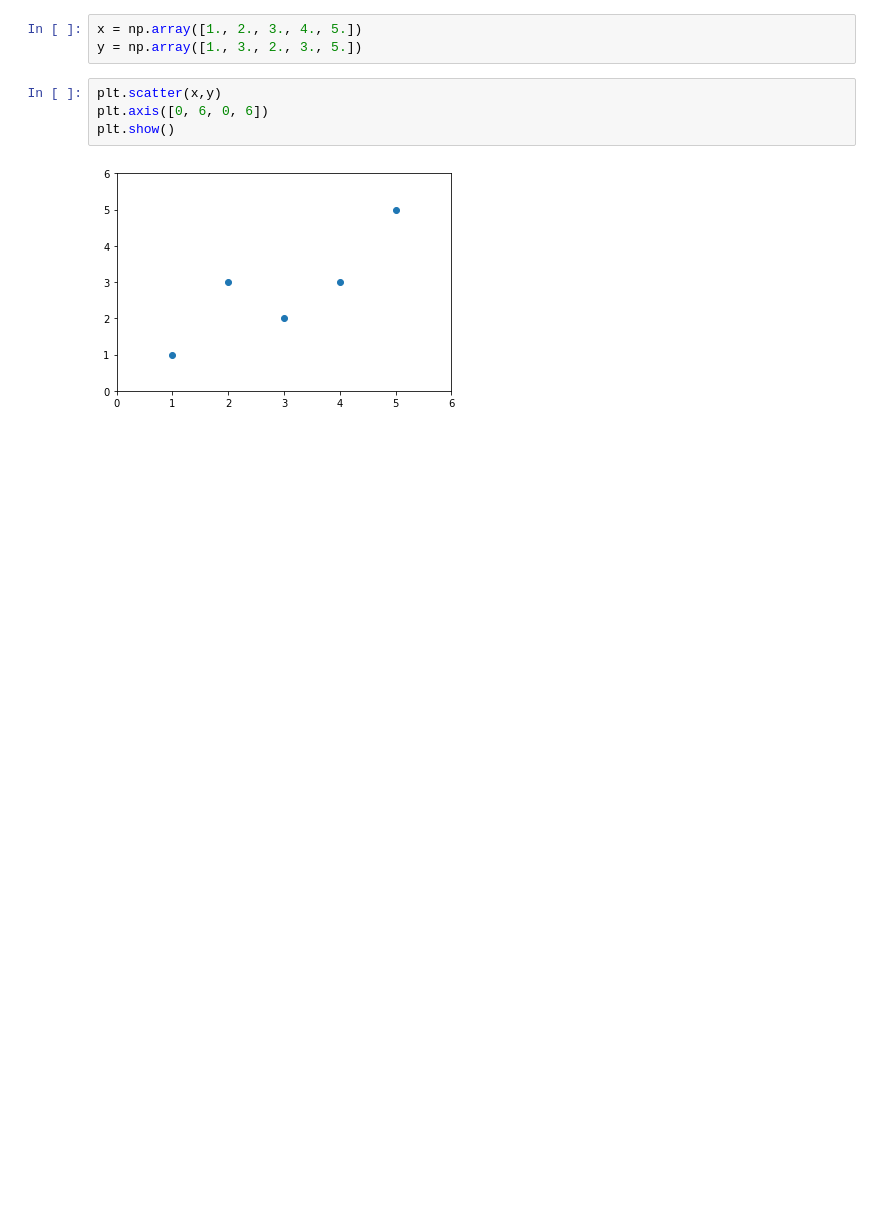
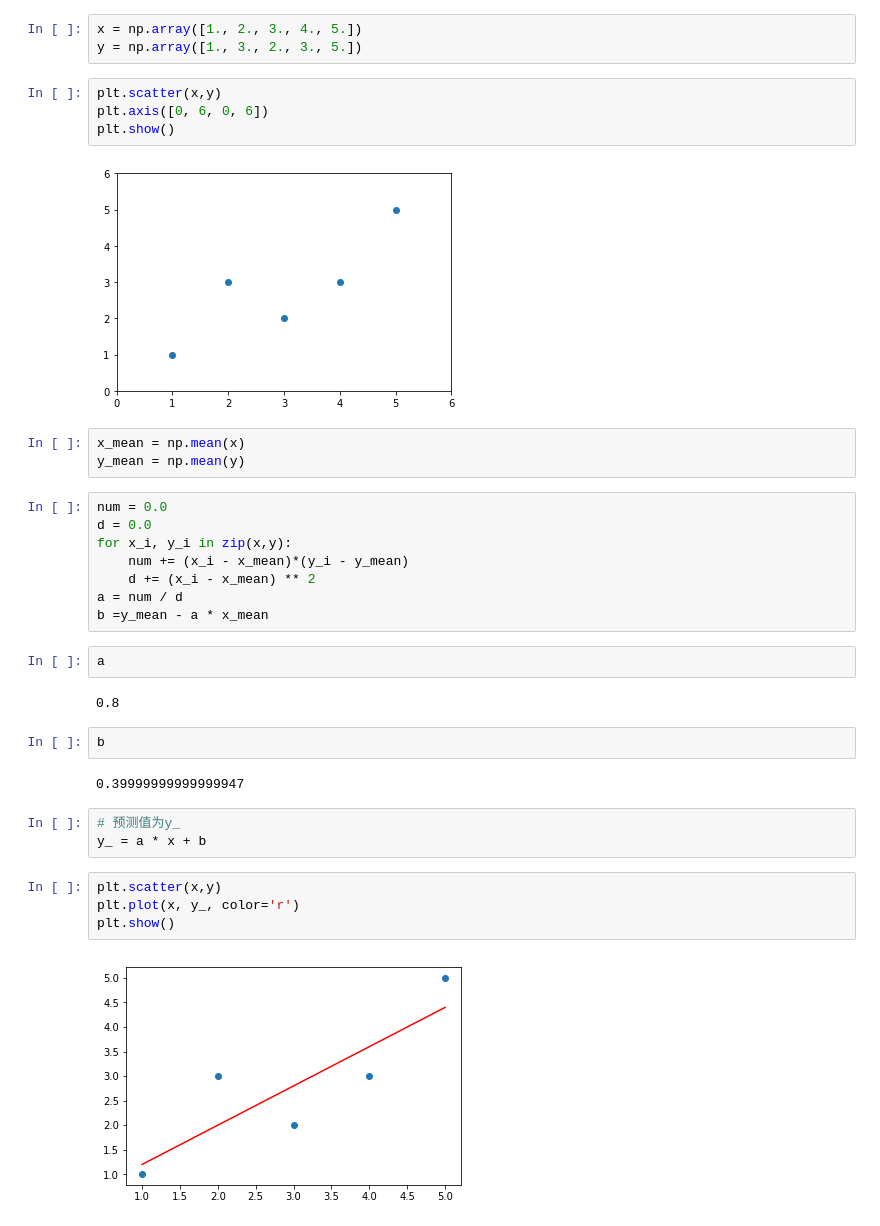
Before and after one commit to scutjason/ml4py, a Jupyter notebook: ml/线性回归.ipynb, the cells around one changed output. Drawn from its saved outputs; the diff is of its cells as text; blank space fills up the shorter version.

```diff
--- a/ml/线性回归.ipynb
+++ b/ml/线性回归.ipynb
@@ -45,3 +51,31 @@ plt.axis([0, 6, 0, 6])
 plt.show()
 # %% [output]
 [figure]
+# %%
+x_mean = np.mean(x)
+y_mean = np.mean(y)
+# %%
+num = 0.0
+d = 0.0
+for x_i, y_i in zip(x,y):
+    num += (x_i - x_mean)*(y_i - y_mean)
+    d += (x_i - x_mean) ** 2
+a = num / d
+b =y_mean - a * x_mean
+# %%
+a
+# %% [output]
+0.8
+# %%
+b
+# %% [output]
+0.39999999999999947
+# %%
+# 预测值为y_
+y_ = a * x + b
+# %%
+plt.scatter(x,y)
+plt.plot(x, y_, color='r')
+plt.show()
+# %% [output]
+[figure, added]
```
Also changed, not shown: parts of 88 cells of this notebook, 2 other files.
